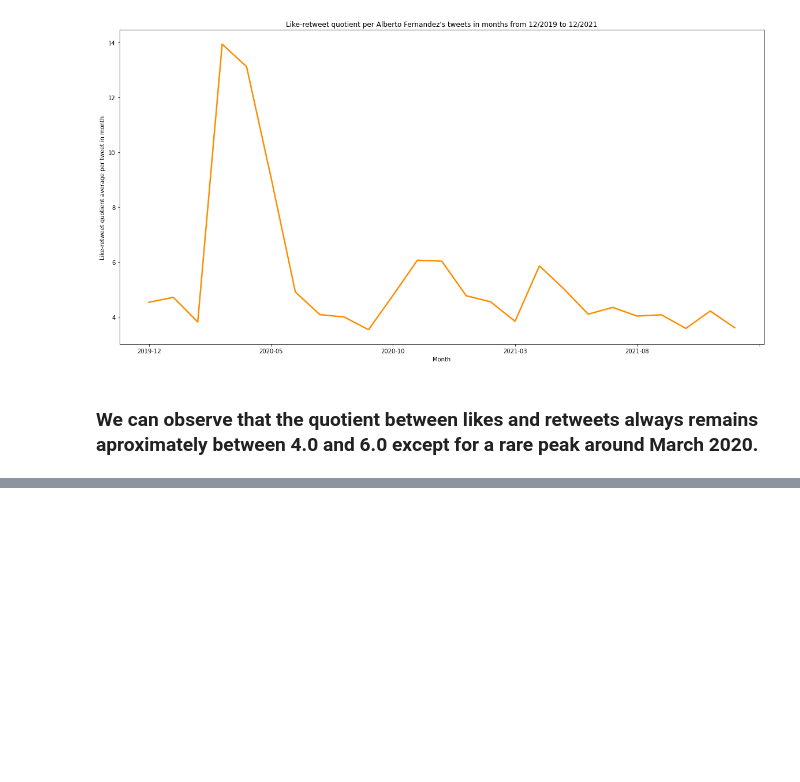
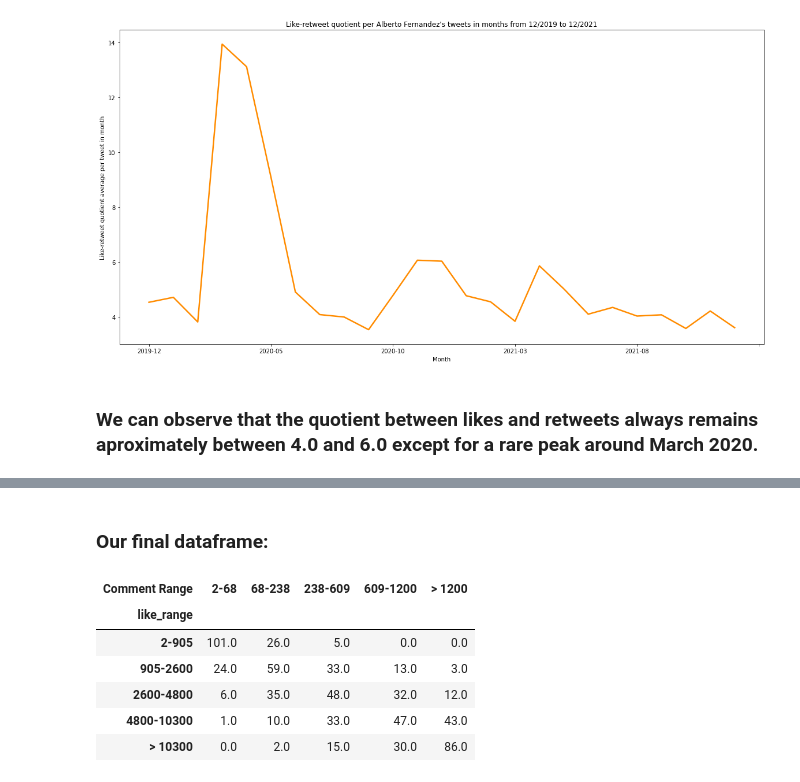
Before and after one commit to joaquinfontela/DataScience-Learning, a Jupyter notebook: AF Tweets/AF tweets analysis.ipynb, the cells around one changed output, grey strips where cells are left out. Saved outputs shown, nothing was run; the diff lists cells and outputs as text; code cells hidden in the pictures; blank space fills up the shorter version.

```diff
--- a/AF Tweets/AF tweets analysis.ipynb
+++ b/AF Tweets/AF tweets analysis.ipynb
@@ -267,0 +363,13 @@ df.groupby('month_year')['Like_rt_quot'].agg('mean').plot(figsize = (20,10), col
+# %% [markdown]
+### Our final dataframe:
+# %%
+ranges_comparison = ranges_comparison.reindex(idx_order)[col_order]
+ranges_comparison
+# %% [output]
+| Comment Range | 2-68 | 68-238 | 238-609 | 609-1200 | > 1200 |
+| like_range |  |  |  |  |  |
+| 2-905 | 101.0 | 26.0 | 5.0 | 0.0 | 0.0 |
+| 905-2600 | 24.0 | 59.0 | 33.0 | 13.0 | 3.0 |
+| 2600-4800 | 6.0 | 35.0 | 48.0 | 32.0 | 12.0 |
+| 4800-10300 | 1.0 | 10.0 | 33.0 | 47.0 | 43.0 |
+| > 10300 | 0.0 | 2.0 | 15.0 | 30.0 | 86.0 |
```
Also changed, not shown: parts of 19 cells of this notebook.
